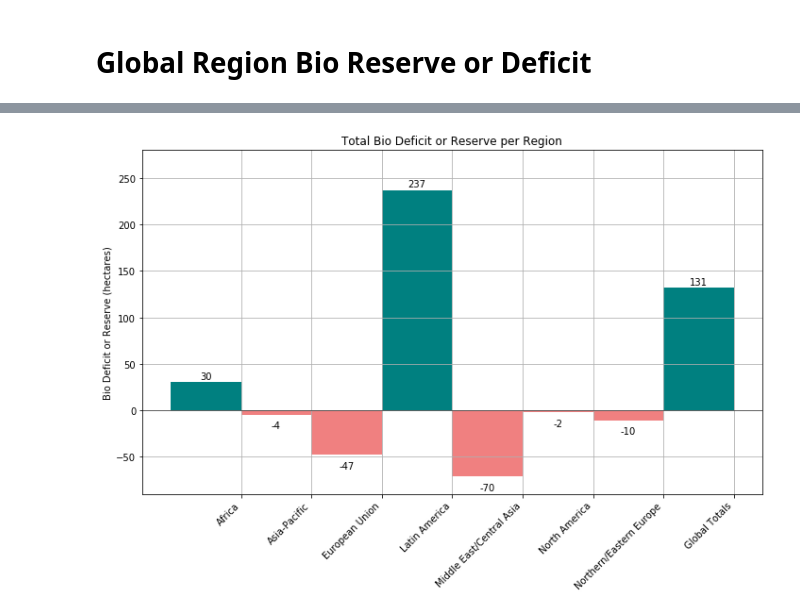
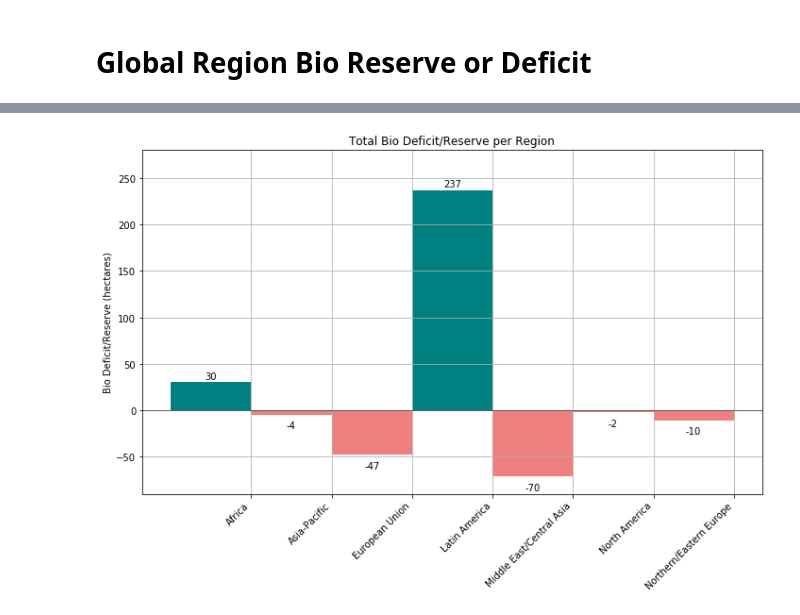
Before and after one commit to limbz-sami/Eco_footprint, a Jupyter notebook: footprint_v_biocapacity.ipynb, the cells around one changed output, grey strips where cells are left out. Drawn from its saved outputs; the diff is of its cells as text; code cells hidden in the pictures.

```diff
--- a/footprint_v_biocapacity.ipynb
+++ b/footprint_v_biocapacity.ipynb
@@ -1,12 +1,14 @@
 # %%
-# %run ./footprint_v_biocapacity.ipynb
 %matplotlib inline
+import os
 import pandas as pd
 import matplotlib.pyplot as plt
 import numpy as np
 from scipy import stats
 
-filepath = "Resources/countries.csv"
+pd.set_option('display.max_rows', 200)
+
+filepath = os.path.join('Resources', 'countries.csv')
 eco_csv = pd.read_csv(filepath, header=0)
 # %% [markdown]
 # Countries Ranked by Bio Reserve or Deficit
@@ -25,6 +20,9 @@ new_col = my_df['Biocapacity Deficit or Reserve']/my_df['Total Biocapacity'] * 1
 my_df.insert(loc=4, column='Bio Deficit or Reserve %', value=new_col)
 my_df['Bio Deficit or Reserve %'] = my_df['Bio Deficit or Reserve %'].map('{:.1f}%'.format)
 
+new_col2 = my_df['Total Ecological Footprint']/my_df['Population (millions)']
+my_df.insert(loc=11, column='Footprint per Mil Persons', value=new_col2)
+
 eco_sort = my_df.sort_values('Biocapacity Deficit or Reserve', ascending=False)
 eco_sort.reset_index(inplace=True, drop=True)
 eco_sort
@@ -87,7 +78,8 @@ pop_sort.head(3)
 # Global Region Totals
 # %%
 # New dataframe with Region Totals
-region_sum = eco_sort.groupby('Region').sum()
+region_sum = eco_sort.drop(columns=['Footprint per Mil Persons'])
+region_sum = region_sum.groupby('Region').sum()
 
 # Create row with Global Totals for later use
 region_cols = region_sum.keys().tolist()
@@ -96,28 +88,15 @@ global_sum = []
 for col in range(len(region_cols)):
     global_sum.append(region_sum.iloc[:,col].sum())
 
-# Recalculate last columns based on new data
+# Recalculate columns based on new data
 new_col = region_sum['Biocapacity Deficit or Reserve']/region_sum['Total Biocapacity'] * 100
 region_sum.insert(loc=2, column='Bio Deficit or Reserve %', value=new_col)
 region_sum['Bio Deficit or Reserve %'] = region_sum['Bio Deficit or Reserve %'].map('{:.1f}%'.format)
+
+new_col2 = region_sum['Total Ecological Footprint']/region_sum['Population (millions)']
+region_sum.insert(loc=9, column='Footprint per Mil Persons', value=new_col2)
+
 region_sum
-
-# New dataframe with Global Totals
-global_totals = region_sum
-global_percent = "{:.1%}".format(global_sum[1]/global_sum[13])   # make sure these values are still correct if Region Dataframe ever changes
-global_sum.insert(2, global_percent)
-global_totals.loc['Global Totals'] = global_sum
-global_totals
-
-# # New dataframe with Global Totals
-# global_totals = pd.DataFrame([global_sum], columns=region_cols)
-# global_totals.rename(index = {0: "Global Totals"}, inplace=True)
-
-# # Recalculate last columns based on new data
-# new_col = global_totals['Biocapacity Deficit or Reserve']/global_totals['Total Biocapacity'] * 100
-# global_totals.insert(loc=2, column='Bio Deficit or Reserve %', value=new_col)
-# global_totals['Bio Deficit or Reserve %'] = global_totals['Bio Deficit or Reserve %'].map('{:.1f}%'.format)
-# global_totals
 # %% [output]
 |  | Population (millions) | Biocapacity Deficit or Reserve | Bio Deficit or Reserve % | Cropland Footprint | ... |
 | Region |  |  |  |  | ... |
@@ -265,8 +260,8 @@ plt.ylim(-90,280,50)
 plt.grid()
 plt.axhline(linewidth=0.5, color='black')
 
-plt.title('Total Bio Deficit or Reserve per Region')
-plt.ylabel('Bio Deficit or Reserve (hectares)')
+plt.title('Total Bio Deficit/Reserve per Region')
+plt.ylabel('Bio Deficit/Reserve (hectares)')
 
 # Function to label the bars
 def autolabel(rects):
@@ -274,34 +269,34 @@ def autolabel(rects):
         bar_height = rect.get_height()
 
         # Formatting if bar is negative or positive
         if bar_height >= 0:
             label_va = bar_height + 3
         else:
             label_va = bar_height - 15
 
         ax.text(rect.get_x() + rect.get_width()/2, label_va,
             str(int(bar_height)), ha='center')
 
 # Color the bars
 bar_color = []
 for change in total_deficit:
     if change <= 0:
         bar_color.append('lightcoral')
     else:
         bar_color.append('teal')
 
 # Plot the chart
 bar_format = ax.bar(x_ticks - 0.5, total_deficit, width=1.0, color=bar_color)
 
 # Call function to label the bars
 autolabel(bar_format)
 
 # Save and show the figure
 plt.tight_layout()
 plt.savefig('Images/bio-deficit-reserve.png')
 plt.show()
 # %% [output]
-[figure, old version]
+[figure, new version]
 # %% [markdown]
 ## Data Source
 https://www.kaggle.com/footprintnetwork/ecological-footprint/
```
Also changed, not shown: parts of 11 cells of this notebook, 7 other files.
